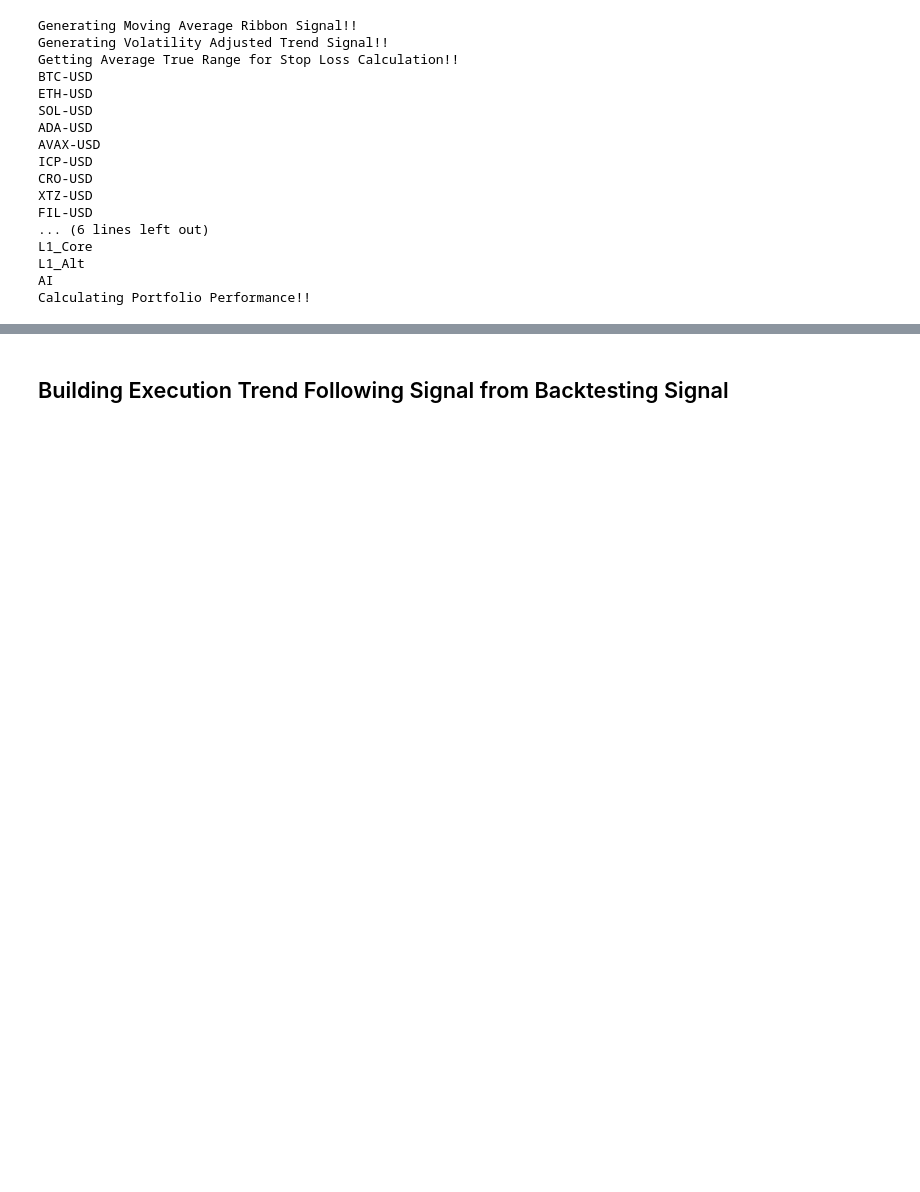
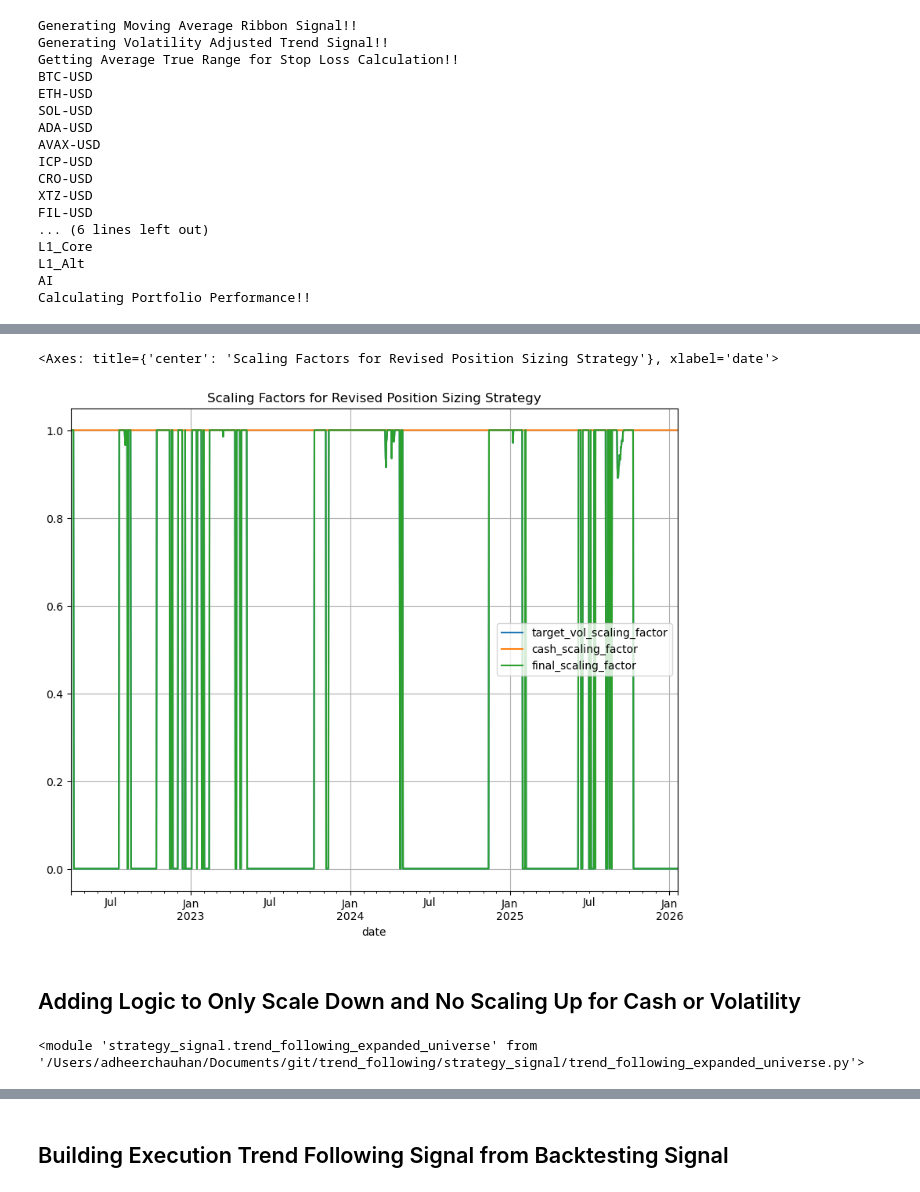
Before and after one commit to adheerchauhan/trend_following, a Jupyter notebook: research/notebooks/Trend_Following_Expanded_Universe_Live_Performance.ipynb, the cells around one changed output, grey strips where cells are left out. Cells and saved outputs as stored; diff of their text form; code cells hidden in the pictures; blank space fills up the shorter version.

```diff
--- a/research/notebooks/Trend_Following_Expanded_Universe_Live_Performance.ipynb
+++ b/research/notebooks/Trend_Following_Expanded_Universe_Live_Performance.ipynb
@@ -1149,0 +1185,11 @@ sleeve_metrics
+# %%
+df_expanded_universe_scale_mod_1[['target_vol_scaling_factor','cash_scaling_factor','final_scaling_factor']].plot(figsize=(10,8), grid=True, title='Scaling Factors for Revised Position Sizing Strategy')
+# %% [output]
+<Axes: title={'center': 'Scaling Factors for Revised Position Sizing Strategy'}, xlabel='date'>
+[figure, added]
+# %% [markdown]
+## Adding Logic to Only Scale Down and No Scaling Up for Cash or Volatility
+# %%
+importlib.reload(tf_exp)
+# %% [output]
+<module 'strategy_signal.trend_following_expanded_universe' from '/Users/adheerchauhan/Documents/git/trend_following/strategy_signal/trend_following_expanded_universe.py'>
```
Also changed, not shown: parts of 80 cells of this notebook, 2 other files.
